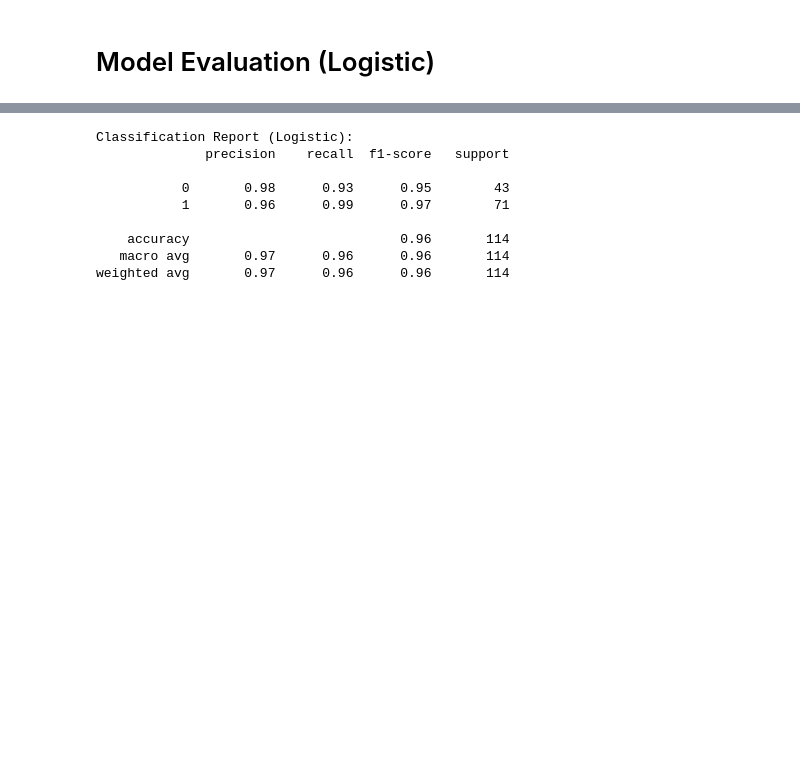
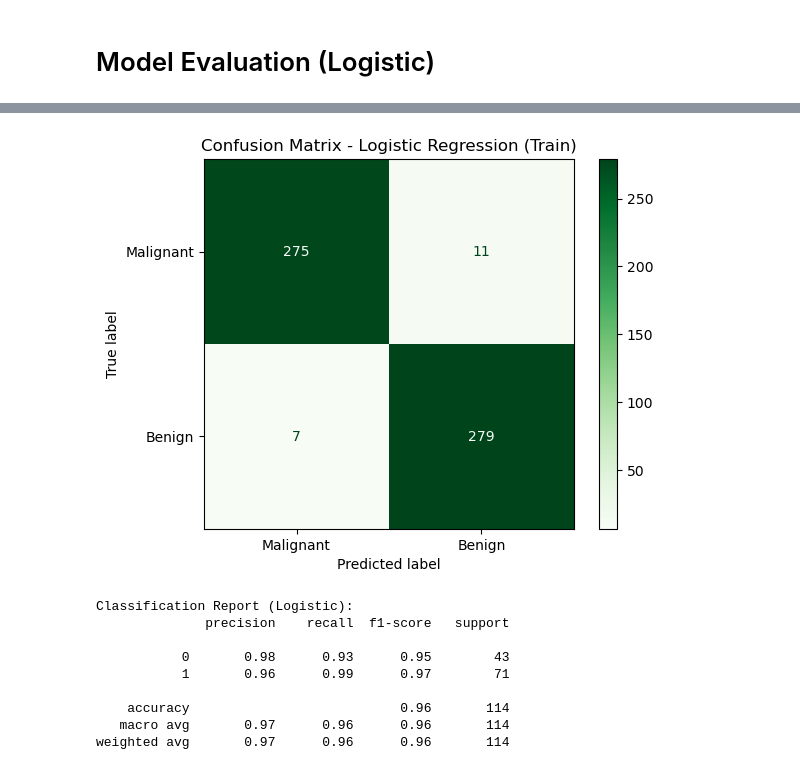
Before and after one commit to leonardwgk/Breast-Cancer-Detection, a Jupyter notebook: breastCancerDetection-Presentation.ipynb, the cells around one changed output, grey strips where cells are left out. Cells and saved outputs as stored; diff of their text form; code cells hidden in the pictures; blank space fills up the shorter version.

Commit message:
add conf mtx for train

```diff
--- a/breastCancerDetection-Presentation.ipynb
+++ b/breastCancerDetection-Presentation.ipynb
@@ -189,3 +189,5 @@ logisticModel.fit(X_train_resampled, Y_train_resampled)
 LogisticRegression(max_iter=10000)
 # %% [markdown]
 # Model Evaluation (Logistic)
+# %%
+logistic_x_train = logisticModel.predict(X_train_resampled)
@@ -192,3 +207,11 @@ LogisticRegression(max_iter=10000)
+# %%
+cm_log_train = confusion_matrix(Y_train_resampled, logistic_x_train)
+disp_log_train = ConfusionMatrixDisplay(confusion_matrix=cm_log_train, display_labels=["Malignant", "Benign"])
+disp_log_train.plot(cmap=plt.cm.Greens)
+plt.title("Confusion Matrix - Logistic Regression (Train)")
+plt.show()
+# %% [output]
+[figure, added]
 # %%
 logistic_x_test = logisticModel.predict(X_test)
 # %%
```
Also changed, not shown: parts of 6 cells of this notebook, 2 other files.
